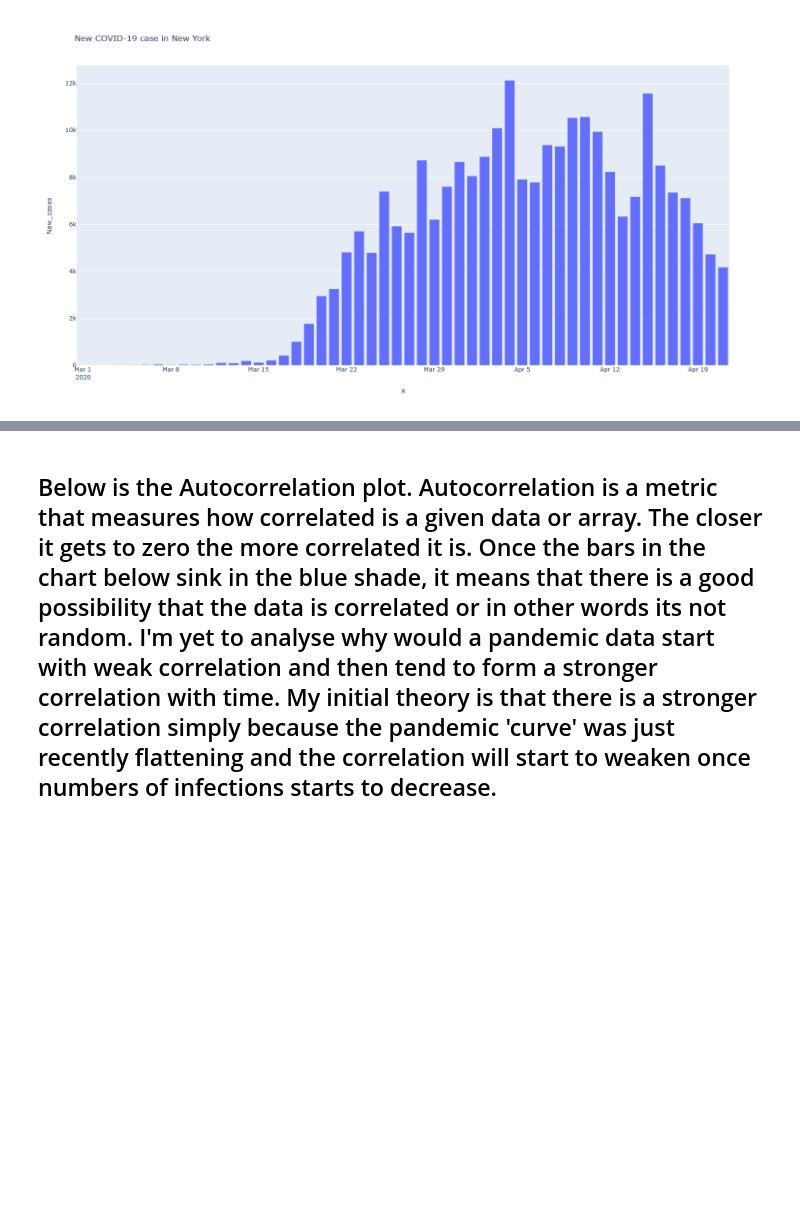
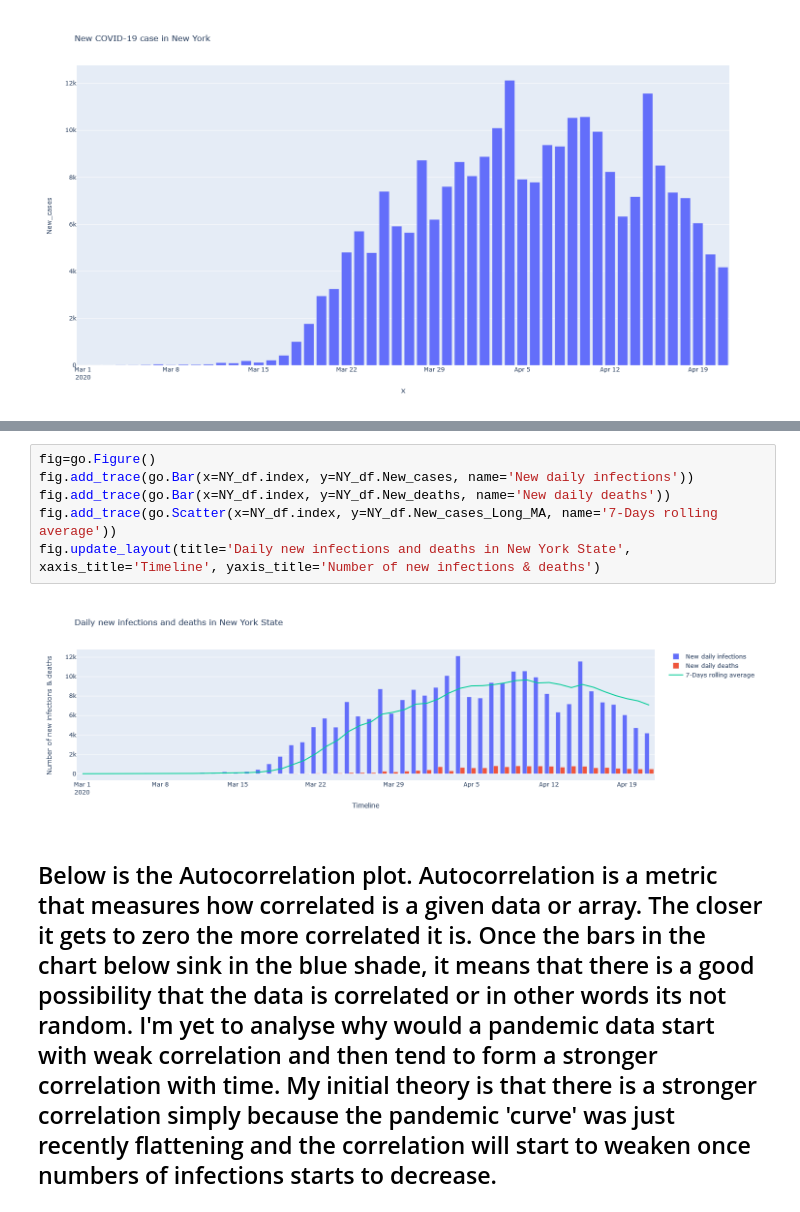
Before and after one commit to Ralhusban/COVID-19, a Jupyter notebook: COVID19.ipynb, the cells around one changed output, grey strips where cells are left out. Drawn from its saved outputs; the diff is of its cells as text; blank space fills up the shorter version.

```diff
--- a/COVID19.ipynb
+++ b/COVID19.ipynb
@@ -159,3 +162,11 @@ fig.show()
+# %%
+fig=go.Figure()
+fig.add_trace(go.Bar(x=NY_df.index, y=NY_df.New_cases, name='New daily infections'))
+fig.add_trace(go.Bar(x=NY_df.index, y=NY_df.New_deaths, name='New daily deaths'))
+fig.add_trace(go.Scatter(x=NY_df.index, y=NY_df.New_cases_Long_MA, name='7-Days rolling average'))
+fig.update_layout(title='Daily new infections and deaths in New York State', xaxis_title='Timeline', yaxis_title='Number of new infections & deaths')
+# %% [output]
+[figure, added]
 # %% [markdown]
 ## Below is the Autocorrelation plot. Autocorrelation is a metric that measures how correlated is a given data or array. The closer it gets to zero the more correlated it is. Once the bars in the chart below sink in the blue shade, it means that there is a good possibility that the data is correlated or in other words its not random. I'm yet to analyse why would a pandemic data start with weak correlation and then tend to form a stronger correlation with time. My initial theory is that there is a stronger correlation simply because the pandemic 'curve' was just recently flattening and the correlation will start to weaken once numbers of infections starts to decrease.
 # %%
```
Also changed, not shown: parts of 3 cells of this notebook.
